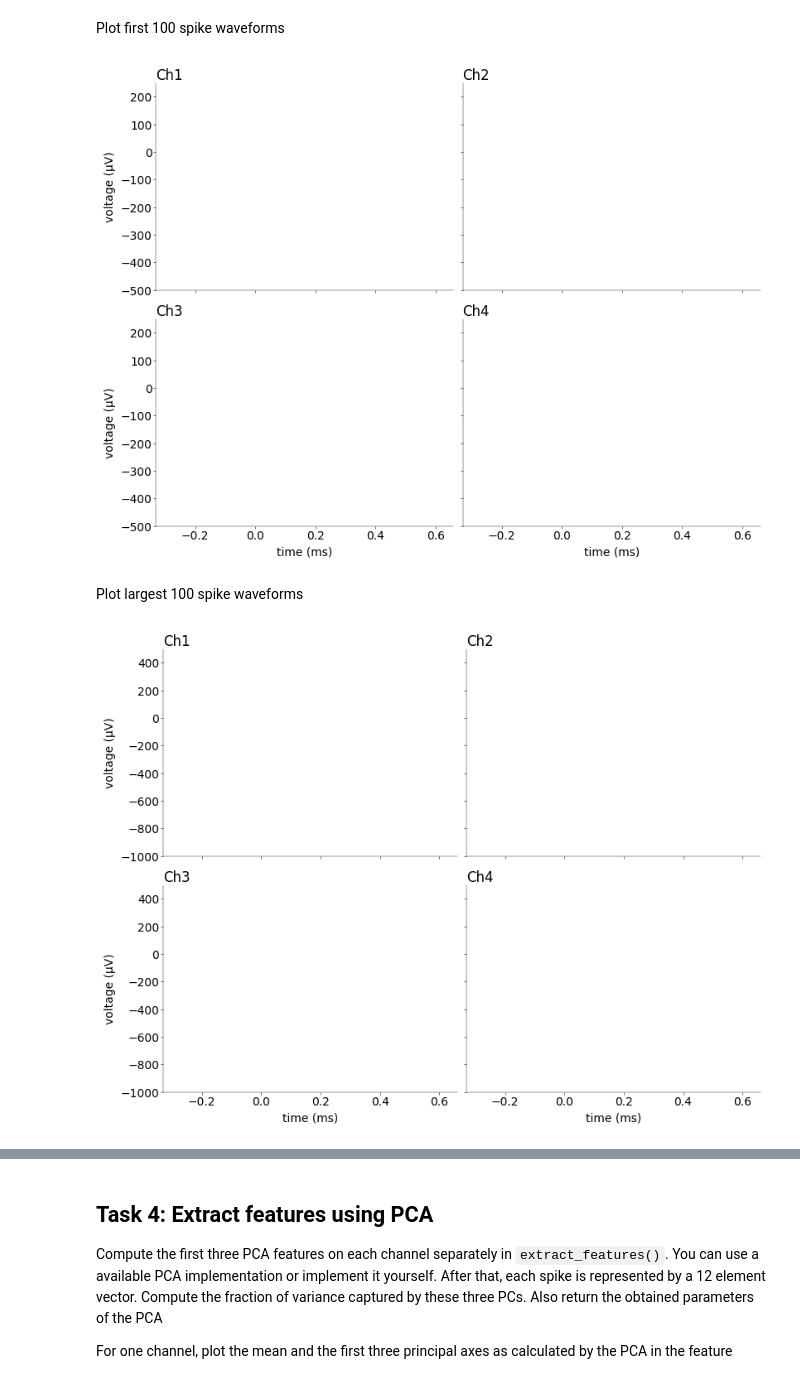
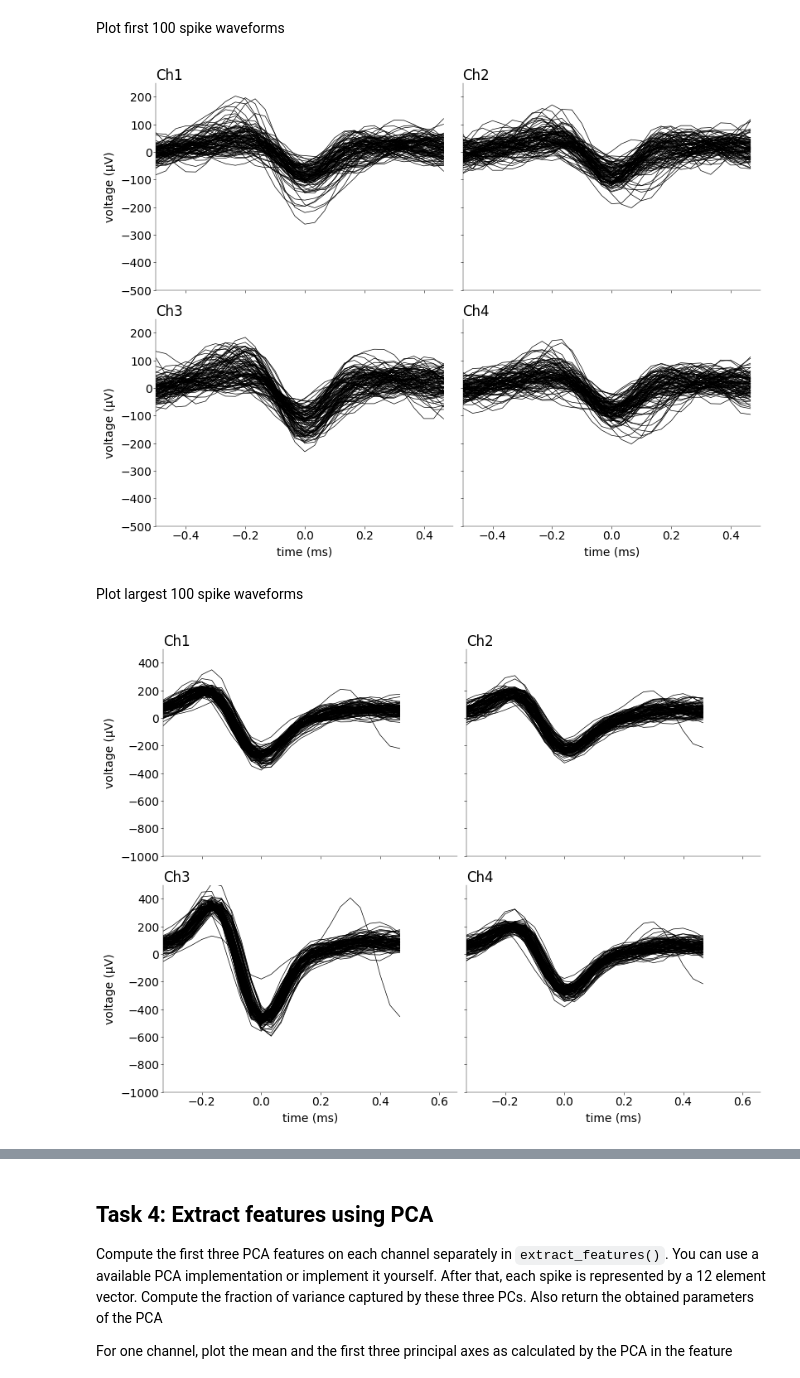
Before and after one commit to MariaD06/NDS_homework, a Jupyter notebook: notebooks/AI_CodingLab1.ipynb, the cells around one changed output, grey strips where cells are left out. Saved outputs shown, nothing was run; the diff lists cells and outputs as text; code cells hidden in the pictures.

```diff
--- a/notebooks/AI_CodingLab1.ipynb
+++ b/notebooks/AI_CodingLab1.ipynb
@@ -460,51 +458,104 @@ def extract_waveforms(x: np.ndarray, s: np.ndarray) -> np.ndarray:
     """
     # -------------------------------
     # extract spike waveforms (1 pt)
+
+    window_size = int(0.001 * fs)  # 1ms window
+    half_window = window_size // 2
+    n_spikes = s.shape[0]
+    n_channels = x.shape[1]
+
+    w = np.zeros((n_spikes, window_size, n_channels))
+
+    for i in range(n_spikes):
+        spike_time = s[i]
+        start = int(spike_time - half_window)
+        end = int(spike_time + half_window)
+        w[i] = x[start:end]
+
     # -------------------------------
 
-    pass
+    return w
 # %% [markdown]
 Plot first 100 spike waveforms
 # %%
 # ---------------------------------------------------------------------
 # plot first and largest 100 spikes and answer the questions (1+1 pts)
-# ---------------------------------------------------------------------
 
-# first 100 spikes
 
 mosaic = [
     ["Ch1", "Ch2"],
     ["Ch3", "Ch4"],
 ]
 fig, ax = plt.subplot_mosaic(
     mosaic=mosaic, figsize=(8, 6), layout="constrained", dpi=100
 )
 
+# first 100 spikes
+
+w_first = extract_waveforms(y.to_numpy(), s[:100])
+t = np.arange(-0.0005, 0.0005, dt) * 1000  # time in ms
+
+for i, ch in enumerate(cols):
+    for waveform in w_first[:, :, i]:
+        ax[ch].plot(t, waveform, color="black", lw=0.5)
+
+# ---------------------------------------------------------------------
+
 # cols = ["Ch1", "Ch2", "Ch3", "Ch4"]
 for i, col in enumerate(cols):
 
     # labeling etc
     ax[col].set_ylim((-500, 250))
-    ax[col].set_xlim((-0.33, 0.66))
+    ax[col].set_xlim((-0.5, 0.5))
     ax[col].set_title(col, loc="left")
     if col == "Ch3" or col == "Ch4":
         ax[col].set_xlabel("time (ms)")
     else:
         ax[col].set_xticklabels([])
     if col == "Ch1" or col == "Ch3":
         ax[col].set_ylabel("voltage (μV)")
     else:
         ax[col].set_yticklabels([])
 # %% [output]
-[figure, old version]
+[figure, new version]
 # %% [markdown]
 Plot largest 100 spike waveforms
 # %%
-# largest 100 spikes
-
 fig, ax = plt.subplot_mosaic(
     mosaic=mosaic, figsize=(8, 6), layout="constrained", dpi=100
 )
+
+# largest 100 spikes ----------------------------------------
+w = extract_waveforms(y.to_numpy(), s)  # (n_spikes, window_len, n_channels)
+
+
+# figure out for all spikes, which channel has the largest peak-to-peak amplitude for that spike
+peak_amplitudes = np.max(w, axis=1) - np.min(w, axis=1)  # (n_spikes, n_channels)
+dominant_channels = np.argmax(peak_amplitudes, axis=1)  # (n_spikes, )
+
+
+# figure out from best channels per spike, which 100 spikes have the largest peak-to-peak amplitude
+n_spikes = w.shape[0]
+best_channel_waveforms = w[
+    np.arange(n_spikes), :, dominant_channels
+]  # (n_spikes, wiindow_len)
+
+peak_amplitudes_best_channel = np.max(best_channel_waveforms, axis=1) - np.min(
+    best_channel_waveforms, axis=1
+)  # (n_spikes)
+
+top_100_indices = np.argsort(peak_amplitudes_best_channel)[-100:][::-1]
+
+w_large = extract_waveforms(y.to_numpy(), s[top_100_indices])
+
+
+t = np.arange(-0.0005, 0.0005, dt) * 1000  # time in ms
+
+for i, ch in enumerate(cols):
+    for waveform in w_large[:, :, i]:
+        ax[ch].plot(t, waveform, color="black", lw=0.5)
+
+# ---------------------------------------------------------------------
 
 for i, col in enumerate(cols):
 
@@ -521,7 +572,7 @@ for i, col in enumerate(cols):
     else:
         ax[col].set_yticklabels([])
 # %% [output]
-[figure, old version]
+[figure, new version]
 # %% [markdown]
 ### Questions
 
```
Also changed, not shown: parts of 12 cells of this notebook.
